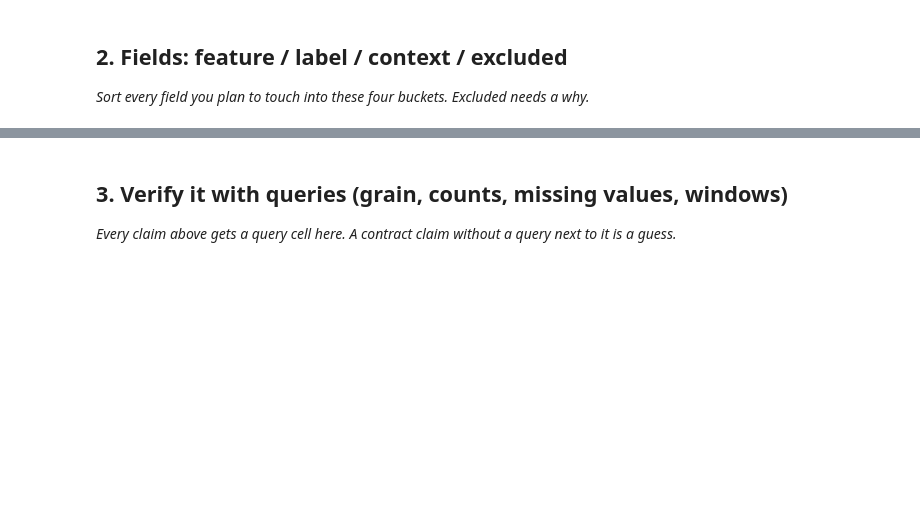
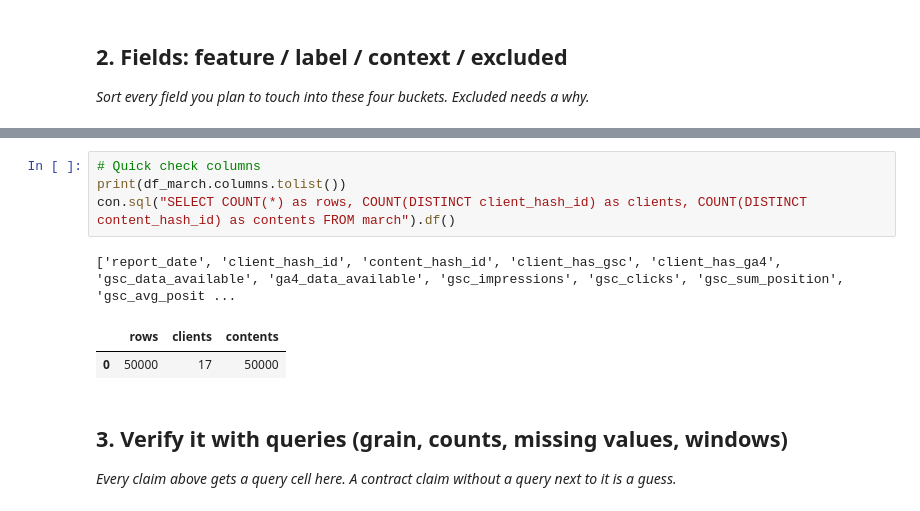
Before and after one commit to Mohamed-Al-Saudi/FlyRank-ML-Internship, a Jupyter notebook: work/notebooks/w03_data_contract.ipynb, the cells around one changed output, grey strips where cells are left out. Cells and saved outputs as stored; diff of their text form; blank space fills up the shorter version.

```diff
--- a/work/notebooks/w03_data_contract.ipynb
+++ b/work/notebooks/w03_data_contract.ipynb
@@ -23,3 +72,11 @@ This skeleton is yours to fill. Work the sections **in order** — each one has
+# %%
+# Quick check columns
+print(df_march.columns.tolist())
+con.sql("SELECT COUNT(*) as rows, COUNT(DISTINCT client_hash_id) as clients, COUNT(DISTINCT content_hash_id) as contents FROM march").df()
+# %% [output]
+['report_date', 'client_hash_id', 'content_hash_id', 'client_has_gsc', 'client_has_ga4', 'gsc_data_available', 'ga4_data_available', 'gsc_impressions', 'gsc_clicks', 'gsc_sum_position', 'gsc_avg_posit ...
+|  | rows | clients | contents |
+| 0 | 50000 | 17 | 50000 |
 # %% [markdown]
 ## 3. Verify it with queries (grain, counts, missing values, windows)
 
```
Also changed, not shown: parts of 13 cells of this notebook.
